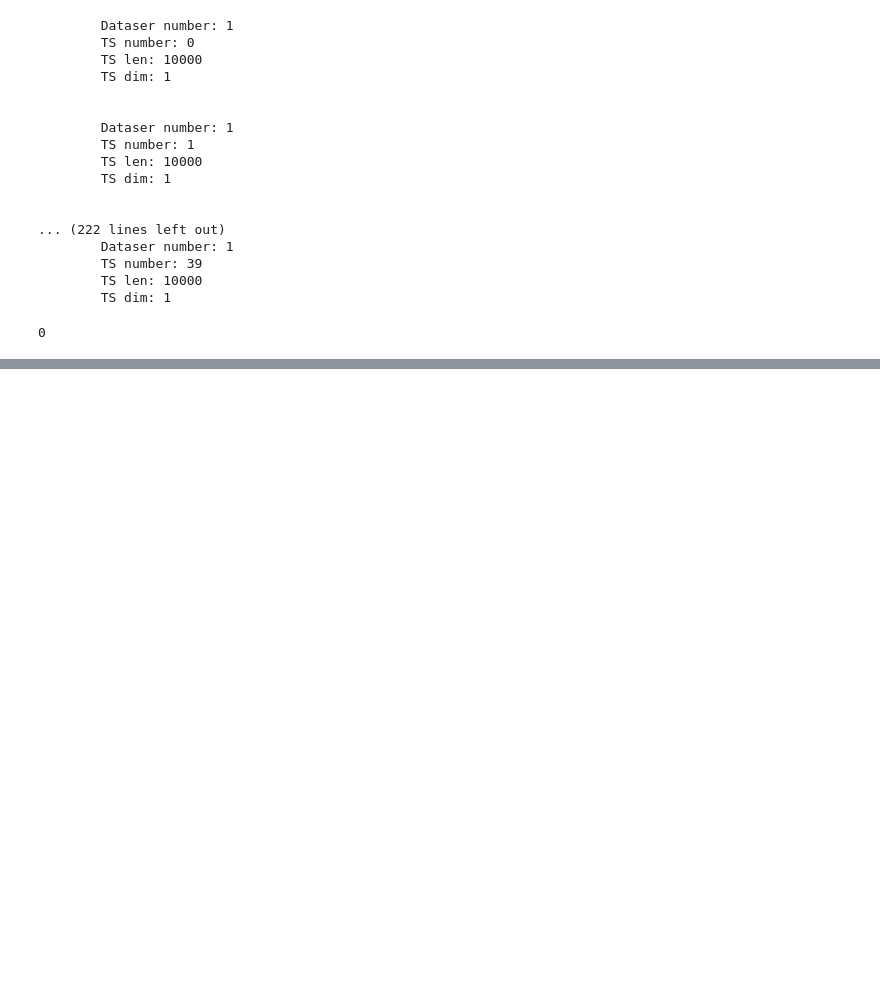
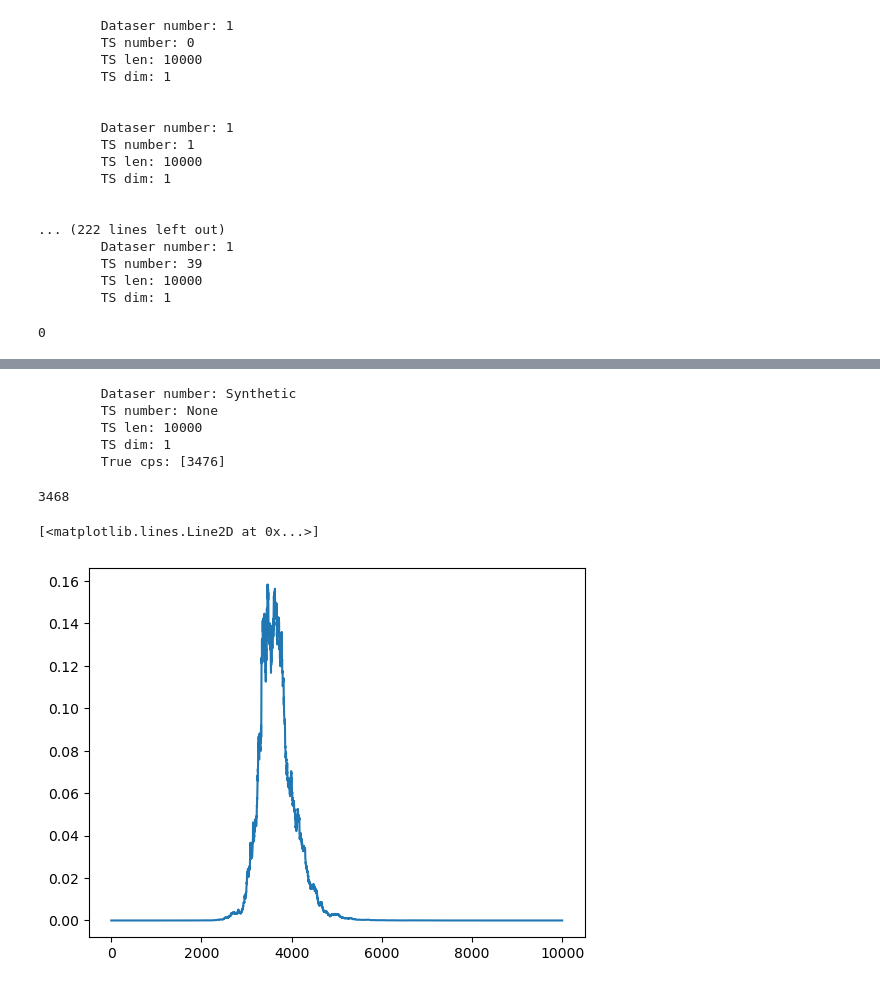
Before and after one commit to adenshulga/Bayes2sem, a Jupyter notebook: main.ipynb, the cells around one changed output, grey strips where cells are left out. Cells and saved outputs as stored; diff of their text form; code cells hidden in the pictures; blank space fills up the shorter version.

```diff
--- a/main.ipynb
+++ b/main.ipynb
@@ -228,0 +240,19 @@ time_series_data.plot()
+# %%
+cp, max_prob, probs = simple_cp_detector.find_cp(time_series_data)
+# %%
+time_series_data
+# %% [output]
+        Dataser number: Synthetic
+        TS number: None
+        TS len: 10000
+        TS dim: 1
+        True cps: [3476]
+# %%
+cp
+# %% [output]
+3468
+# %%
+plt.plot(probs)
+# %% [output]
+[<matplotlib.lines.Line2D at 0x...>]
+[figure, added]
```
Also changed, not shown: parts of 15 cells of this notebook, 2 other files.
